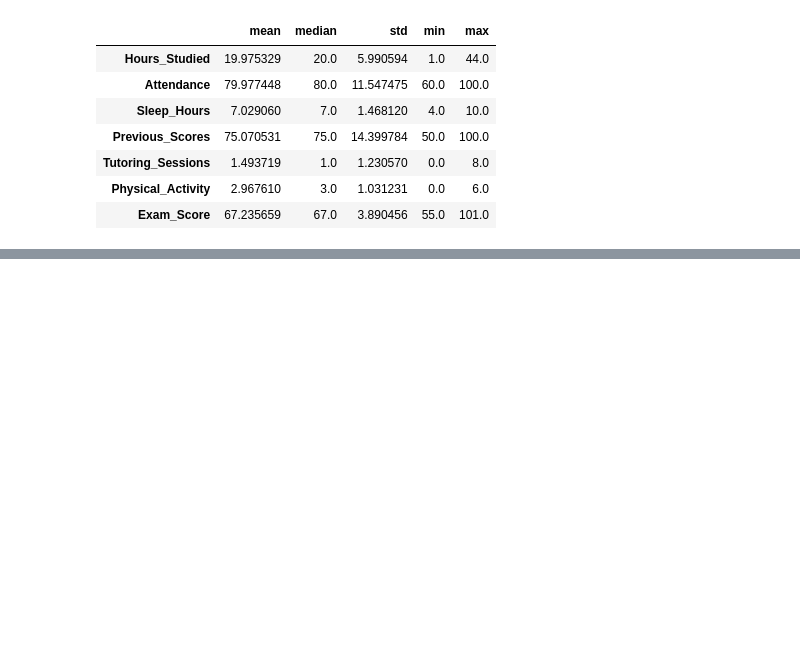
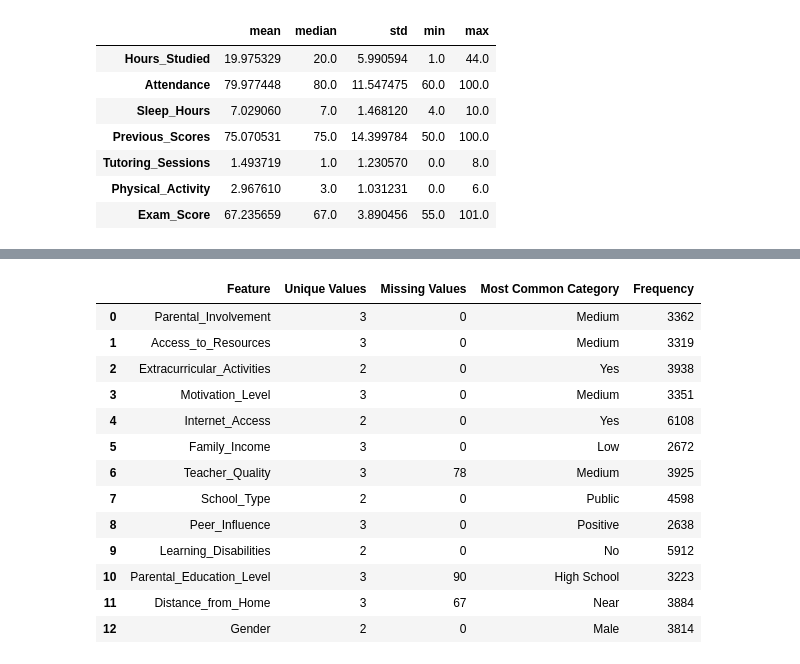
Before and after one commit to Janusha-Weerasinghe/student-performance-prediction, a Jupyter notebook: notebooks/01_eda.ipynb, the cells around one changed output, grey strips where cells are left out. Cells and saved outputs as stored; diff of their text form; code cells hidden in the pictures; blank space fills up the shorter version.

```diff
--- a/notebooks/01_eda.ipynb
+++ b/notebooks/01_eda.ipynb
@@ -530,0 +535,16 @@ summary
+# %%
+# Theory
+
+# Categorical features usually have the data type:
+
+# object
+# category
+
+# We first identify them instead of hardcoding column names.
+
+
+# Select categorical columns
+categorical_columns = df.select_dtypes(include=['object']).columns
+
+print("Categorical Columns:")
+print(categorical_columns.tolist())
@@ -530,0 +687,47 @@ summary
+# %%
+# Summary Table
+
+# Instead of manually writing observations, create a summary DataFrame.
+
+summary = pd.DataFrame({
+
+    "Feature": categorical_columns,
+
+    "Unique Values": [
+        df[col].nunique()
+        for col in categorical_columns
+    ],
+
+    "Missing Values": [
+        df[col].isnull().sum()
+        for col in categorical_columns
+    ],
+
+    "Most Common Category": [
+        df[col].mode()[0]
+        for col in categorical_columns
+    ],
+
+    "Frequency": [
+        df[col].value_counts().iloc[0]
+        for col in categorical_columns
+    ]
+
+})
+
+summary
+# %% [output]
+|  | Feature | Unique Values | Missing Values | Most Common Category | Frequency |
+| 0 | Parental_Involvement | 3 | 0 | Medium | 3362 |
+| 1 | Access_to_Resources | 3 | 0 | Medium | 3319 |
+| 2 | Extracurricular_Activities | 2 | 0 | Yes | 3938 |
+| 3 | Motivation_Level | 3 | 0 | Medium | 3351 |
+| 4 | Internet_Access | 2 | 0 | Yes | 6108 |
+| 5 | Family_Income | 3 | 0 | Low | 2672 |
+| 6 | Teacher_Quality | 3 | 78 | Medium | 3925 |
+| 7 | School_Type | 2 | 0 | Public | 4598 |
+| 8 | Peer_Influence | 3 | 0 | Positive | 2638 |
+| 9 | Learning_Disabilities | 2 | 0 | No | 5912 |
+| 10 | Parental_Education_Level | 3 | 90 | High School | 3223 |
+| 11 | Distance_from_Home | 3 | 67 | Near | 3884 |
+| 12 | Gender | 2 | 0 | Male | 3814 |
```
Also changed, not shown: parts of 6 cells of this notebook, 15 other files.
